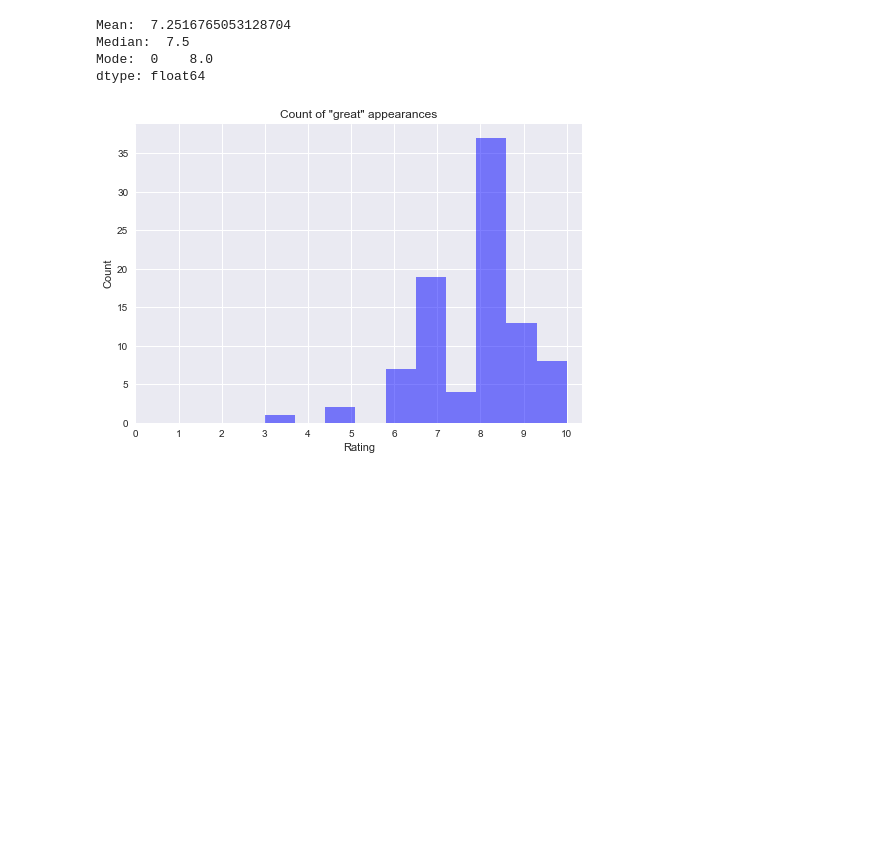
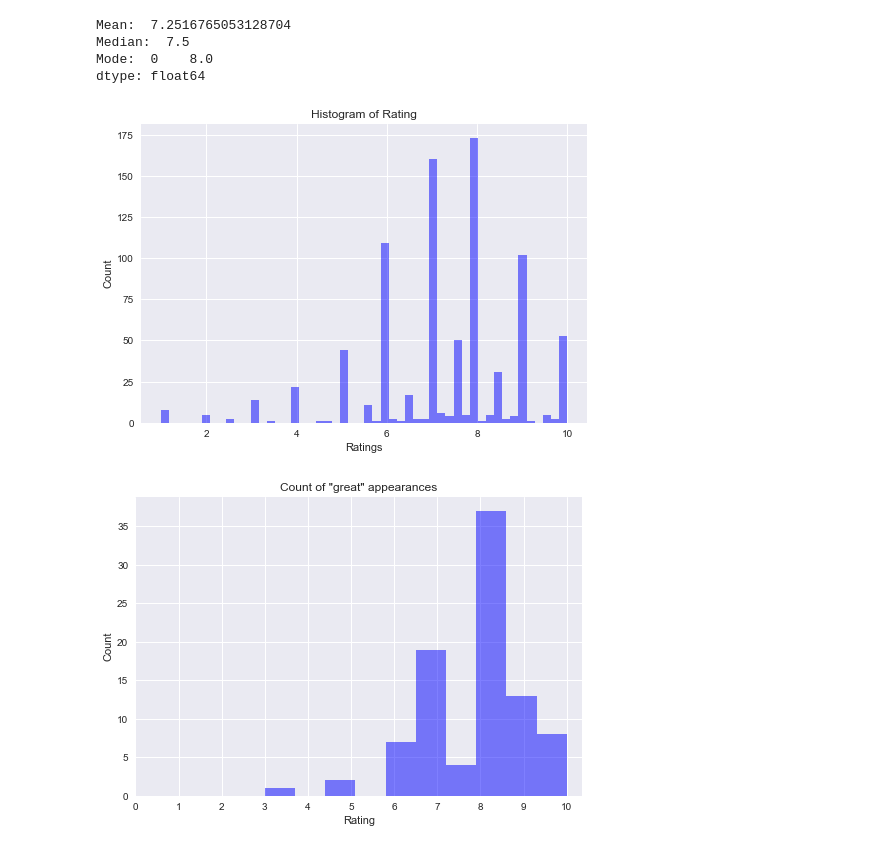
Before and after one commit to jushih/Sentiment-Analysis, a Jupyter notebook: exploration.ipynb, the cells around one changed output. Cells and saved outputs as stored; diff of their text form; code cells hidden in the pictures; blank space fills up the shorter version.

```diff
--- a/exploration.ipynb
+++ b/exploration.ipynb
@@ -74,6 +74,18 @@ Mean:  7.2516765053128704
 Median:  7.5
 Mode:  0    8.0
 dtype: float64
+# %%
+#plot histogram of ratings
+num_bins = 50
+n, bins, patches = plt.hist(corpus.rating, num_bins, facecolor='blue', alpha=0.5)
+
+#plt.xticks(range(9000))
+plt.title('Histogram of Rating')
+plt.xlabel('Ratings')
+plt.ylabel('Count')
+plt.show()
+# %% [output]
+[figure, added]
 # %%
 #function that generates a histogram of how often a word appears with a rating
 
```
Also changed, not shown: parts of 2 cells of this notebook, 4 other files.
